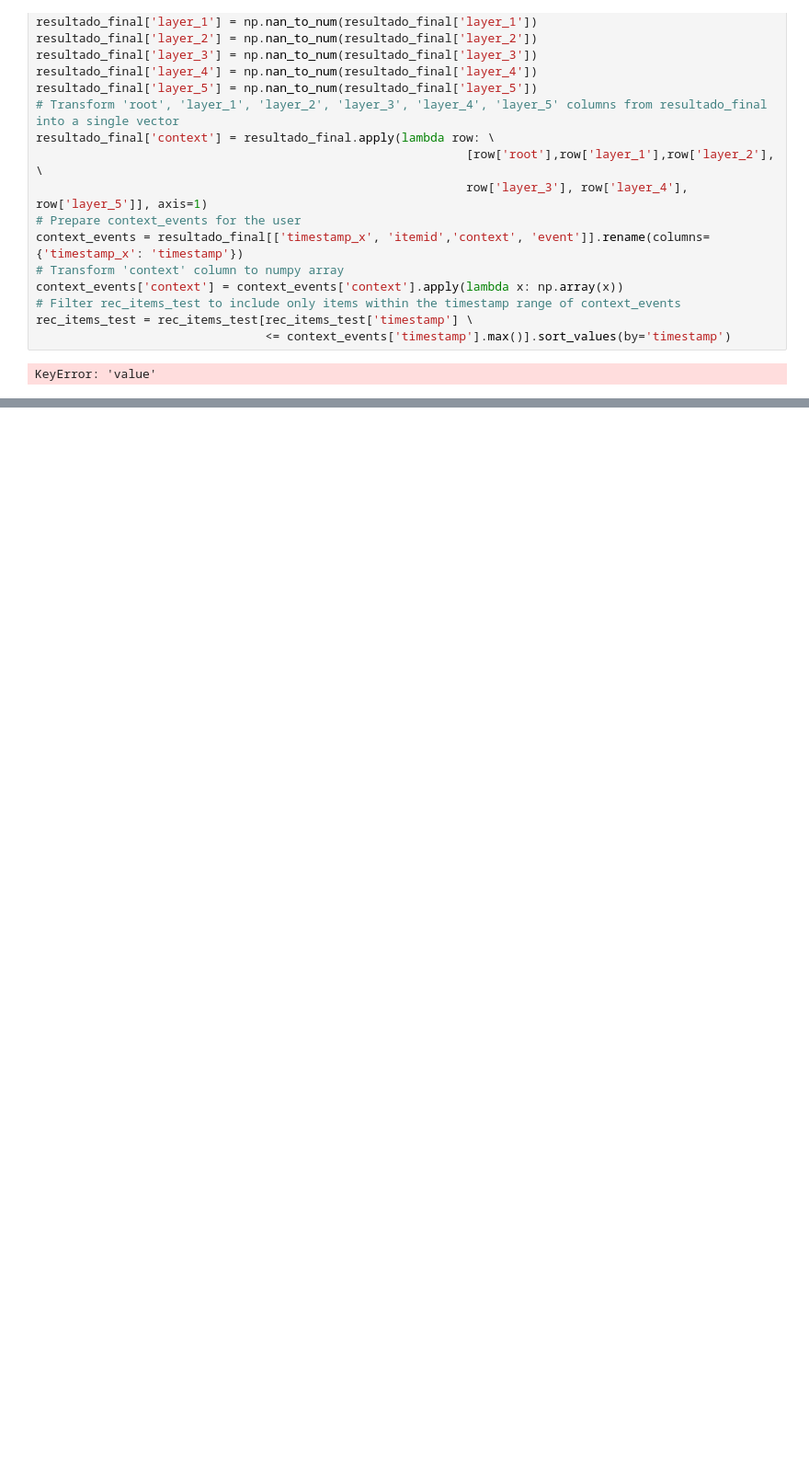
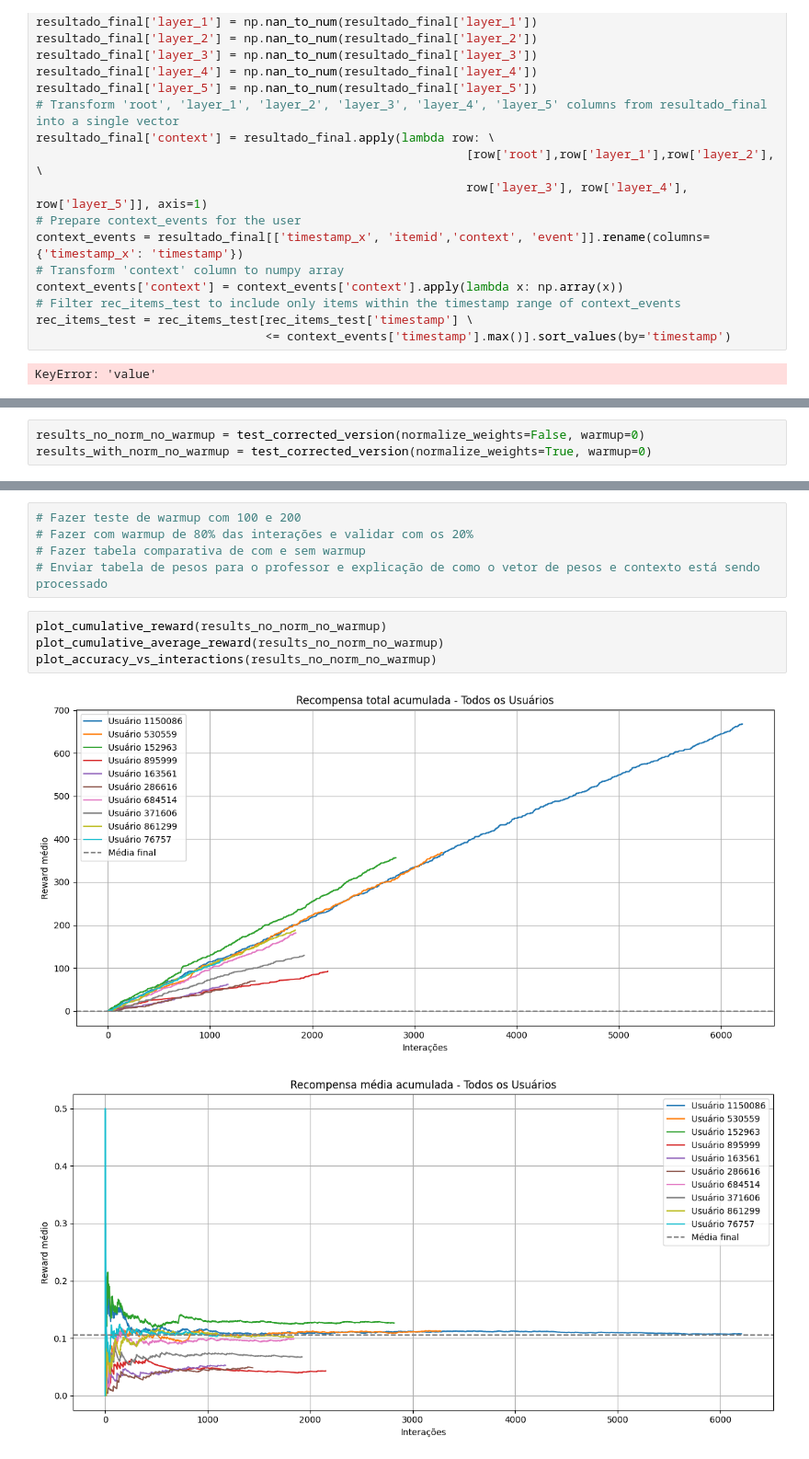
Before and after one commit to fldamaceno/E-commerce-recommender-system, a Jupyter notebook: Simulations.ipynb, the cells around one changed output, grey strips where cells are left out. Shown at 92% size. Cells and saved outputs as stored; diff of their text form; blank space fills up the shorter version.

```diff
--- a/Simulations.ipynb
+++ b/Simulations.ipynb
@@ -1585,0 +1145,3 @@ plt.show()
+# %%
+results_no_norm_no_warmup = test_corrected_version(normalize_weights=False, warmup=0)
+results_with_norm_no_warmup = test_corrected_version(normalize_weights=True, warmup=0)
@@ -1585,0 +1180,12 @@ plt.show()
+# %%
+# Fazer teste de warmup com 100 e 200
+# Fazer com warmup de 80% das interações e validar com os 20%
+# Fazer tabela comparativa de com e sem warmup
+# Enviar tabela de pesos para o professor e explicação de como o vetor de pesos e contexto está sendo processado
+# %%
+plot_cumulative_reward(results_no_norm_no_warmup)
+plot_cumulative_average_reward(results_no_norm_no_warmup)
+plot_accuracy_vs_interactions(results_no_norm_no_warmup)
+# %% [output]
+[figure, added]
+[figure, added]
```
Also changed, not shown: parts of 25 cells of this notebook, 2 other files.
